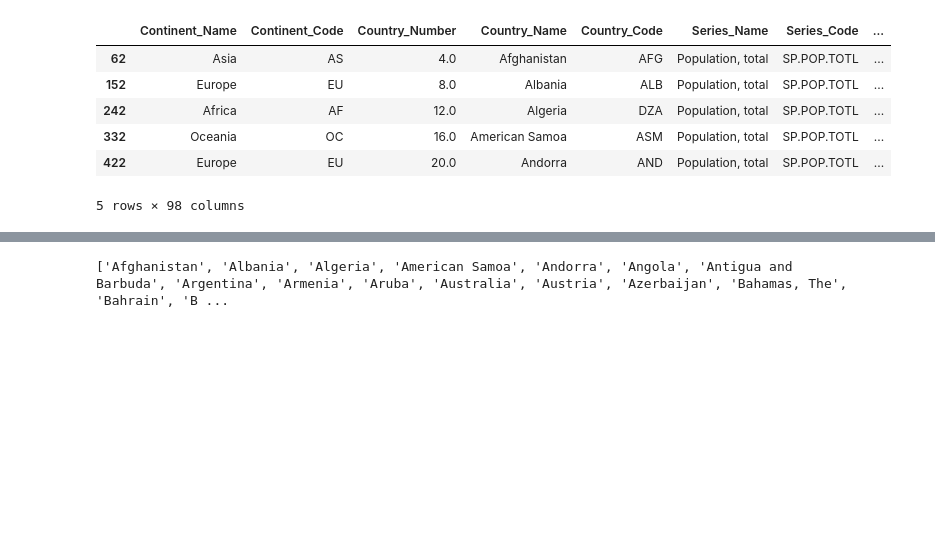
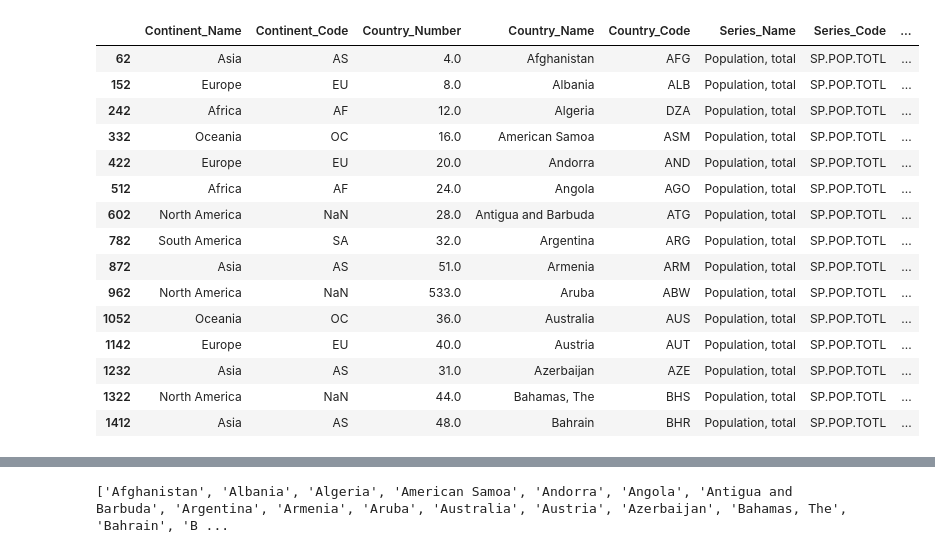
Before and after one commit to devkisdesai/CMPE255-Team-6-Project-Fall-2021-, a Jupyter notebook: EDA.ipynb, the cells around one changed output, grey strips where cells are left out. Cells and saved outputs as stored; diff of their text form; code cells hidden in the pictures; blank space fills up the shorter version.

```diff
--- a/EDA.ipynb
+++ b/EDA.ipynb
@@ -3,6 +3,10 @@
 import numpy as np
 import pandas as pd
 import matplotlib.pyplot as plt
+import sklearn as sk
+
+pd.set_option('display.max_columns', None)
+plt.rcParams['figure.figsize'] = [15, 9]
 # %%
 # Where the data comes from
 # Country Codes with Continent https://gist.github.com/stevewithington/20a69c0b6d2ff846ea5d35e5fc47f26c
@@ -98,15 +126,24 @@ female_totals = nation_data[nation_data.Series_Code == "SP.POP.TOTL.FE.IN"] #Fem
 rural_totals = nation_data[nation_data.Series_Code == "SP.RUR.TOTL"] #Rural Population Total
 urban_totals = nation_data[nation_data.Series_Code == "SP.URB.TOTL"] #Urban Population Total
 # %%
-pop_totals.head()
+pop_totals.head(15)
 # %% [output]
 |  | Continent_Name | Continent_Code | Country_Number | Country_Name | Country_Code | Series_Name | Series_Code | ... |
 | 62 | Asia | AS | 4.0 | Afghanistan | AFG | Population, total | SP.POP.TOTL | ... |
 | 152 | Europe | EU | 8.0 | Albania | ALB | Population, total | SP.POP.TOTL | ... |
 | 242 | Africa | AF | 12.0 | Algeria | DZA | Population, total | SP.POP.TOTL | ... |
 | 332 | Oceania | OC | 16.0 | American Samoa | ASM | Population, total | SP.POP.TOTL | ... |
 | 422 | Europe | EU | 20.0 | Andorra | AND | Population, total | SP.POP.TOTL | ... |
+| 512 | Africa | AF | 24.0 | Angola | AGO | Population, total | SP.POP.TOTL | ... |
+| 602 | North America | NaN | 28.0 | Antigua and Barbuda | ATG | Population, total | SP.POP.TOTL | ... |
+| 782 | South America | SA | 32.0 | Argentina | ARG | Population, total | SP.POP.TOTL | ... |
+| 872 | Asia | AS | 51.0 | Armenia | ARM | Population, total | SP.POP.TOTL | ... |
+| 962 | North America | NaN | 533.0 | Aruba | ABW | Population, total | SP.POP.TOTL | ... |
+| 1052 | Oceania | OC | 36.0 | Australia | AUS | Population, total | SP.POP.TOTL | ... |
+| 1142 | Europe | EU | 40.0 | Austria | AUT | Population, total | SP.POP.TOTL | ... |
+| 1232 | Asia | AS | 31.0 | Azerbaijan | AZE | Population, total | SP.POP.TOTL | ... |
+| 1322 | North America | NaN | 44.0 | Bahamas, The | BHS | Population, total | SP.POP.TOTL | ... |
+| 1412 | Asia | AS | 48.0 | Bahrain | BHR | Population, total | SP.POP.TOTL | ... |
-5 rows × 98 columns
 # %%
 world_total.head()
 # %% [output]
```
Also changed, not shown: parts of 22 cells of this notebook.
